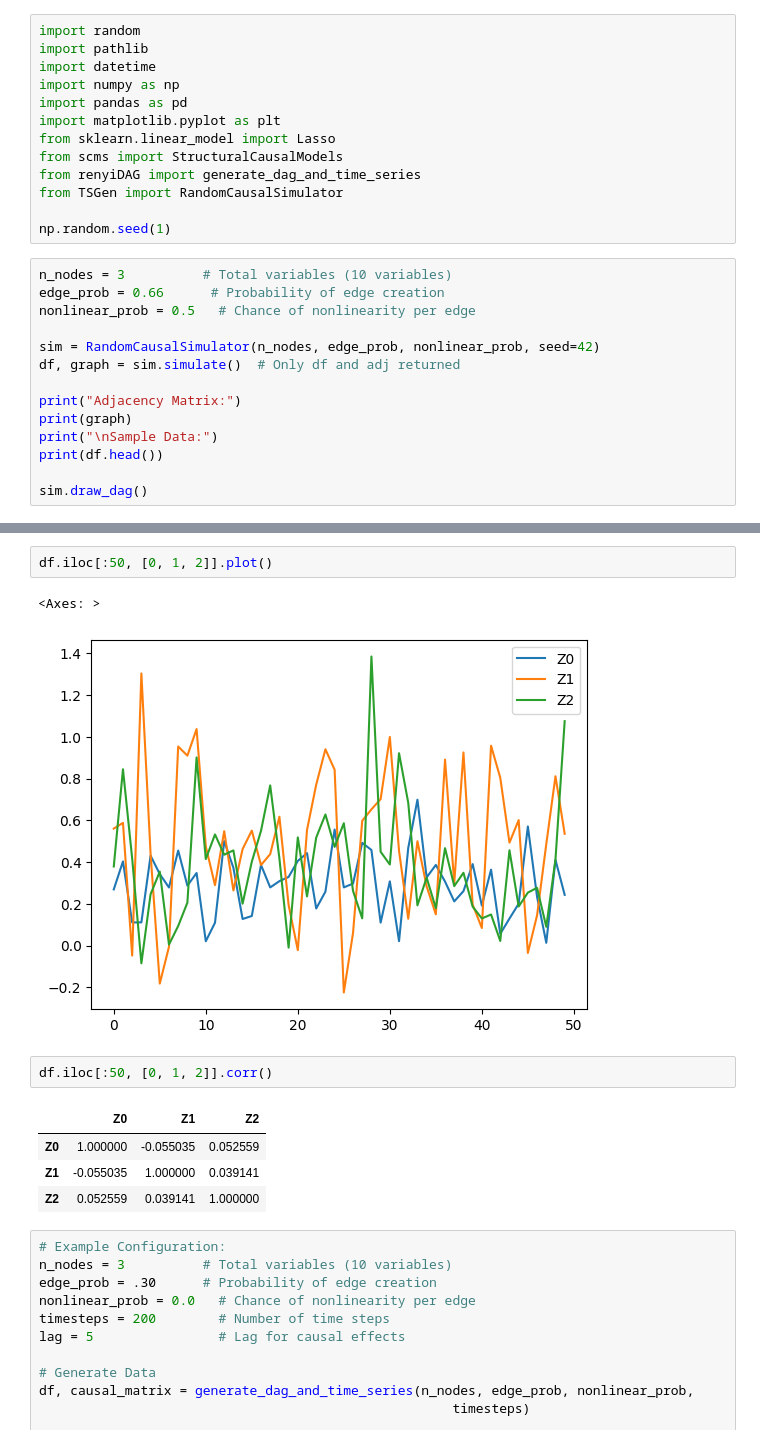
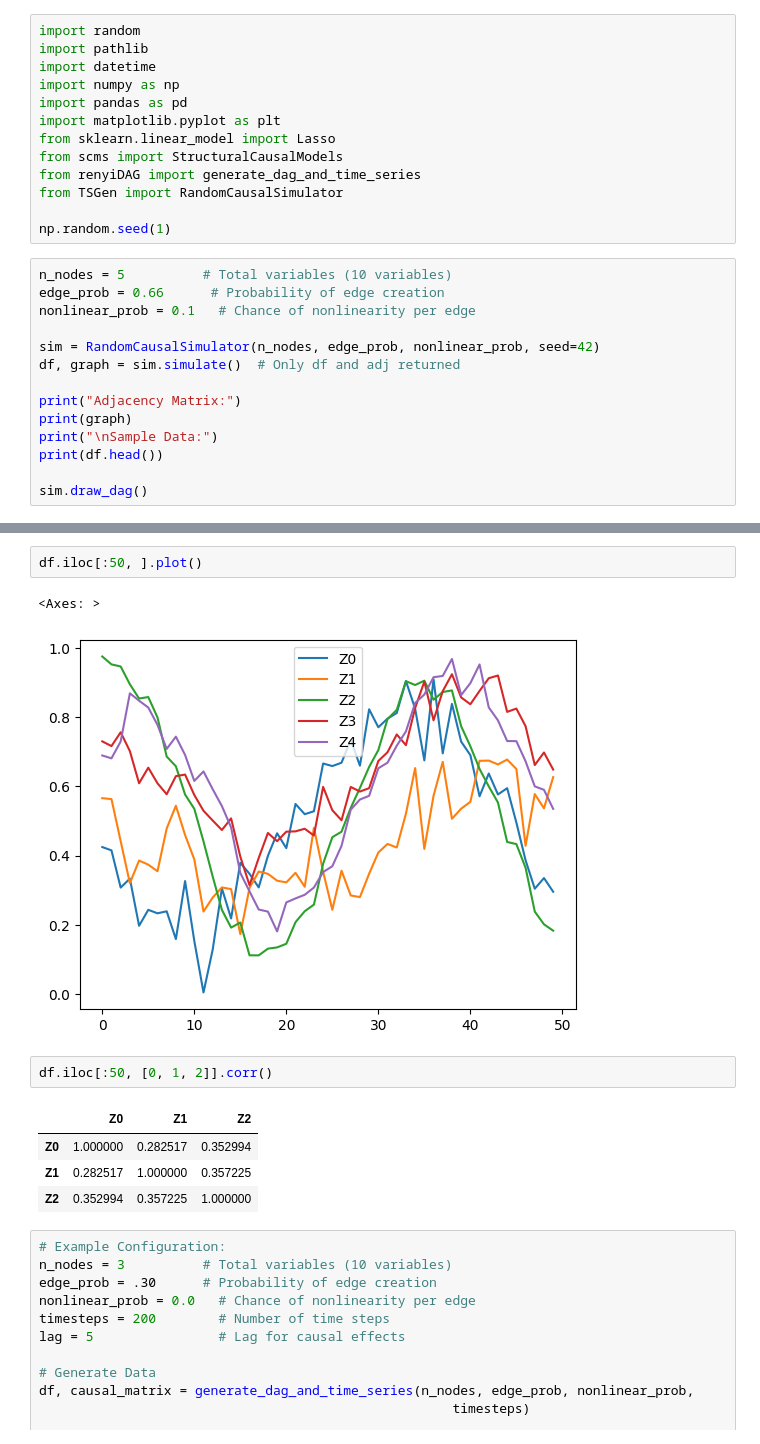
Before and after one commit to wasimahmadpk/cdmi, a Jupyter notebook: src/scms.ipynb, the cells around one changed output, grey strips where cells are left out. Drawn from its saved outputs; the diff is of its cells as text.

```diff
--- a/src/scms.ipynb
+++ b/src/scms.ipynb
@@ -20,9 +20,9 @@ from TSGen import RandomCausalSimulator
 
 np.random.seed(1)
 # %%
-n_nodes = 3          # Total variables (10 variables)
+n_nodes = 5          # Total variables (10 variables)
 edge_prob = 0.66      # Probability of edge creation
-nonlinear_prob = 0.5   # Chance of nonlinearity per edge
+nonlinear_prob = 0.1   # Chance of nonlinearity per edge
 
 sim = RandomCausalSimulator(n_nodes, edge_prob, nonlinear_prob, seed=42)
 df, graph = sim.simulate()  # Only df and adj returned
@@ -50,15 +52,15 @@ Sample Data:
 # %%
-df.iloc[:50, [0, 1, 2]].plot()
+df.iloc[:50, ].plot()
 # %% [output]
 <Axes: >
-[figure, old version]
+[figure, new version]
 # %%
 df.iloc[:50, [0, 1, 2]].corr()
 # %% [output]
 |  | Z0 | Z1 | Z2 |
-| Z0 | 1.000000 | -0.055035 | 0.052559 |
-| Z1 | -0.055035 | 1.000000 | 0.039141 |
-| Z2 | 0.052559 | 0.039141 | 1.000000 |
+| Z0 | 1.000000 | 0.282517 | 0.352994 |
+| Z1 | 0.282517 | 1.000000 | 0.357225 |
+| Z2 | 0.352994 | 0.357225 | 1.000000 |
 # %%
 # Example Configuration:
 n_nodes = 3          # Total variables (10 variables)
```
Also changed, not shown: parts of 1 cell of this notebook, 5 other files.
